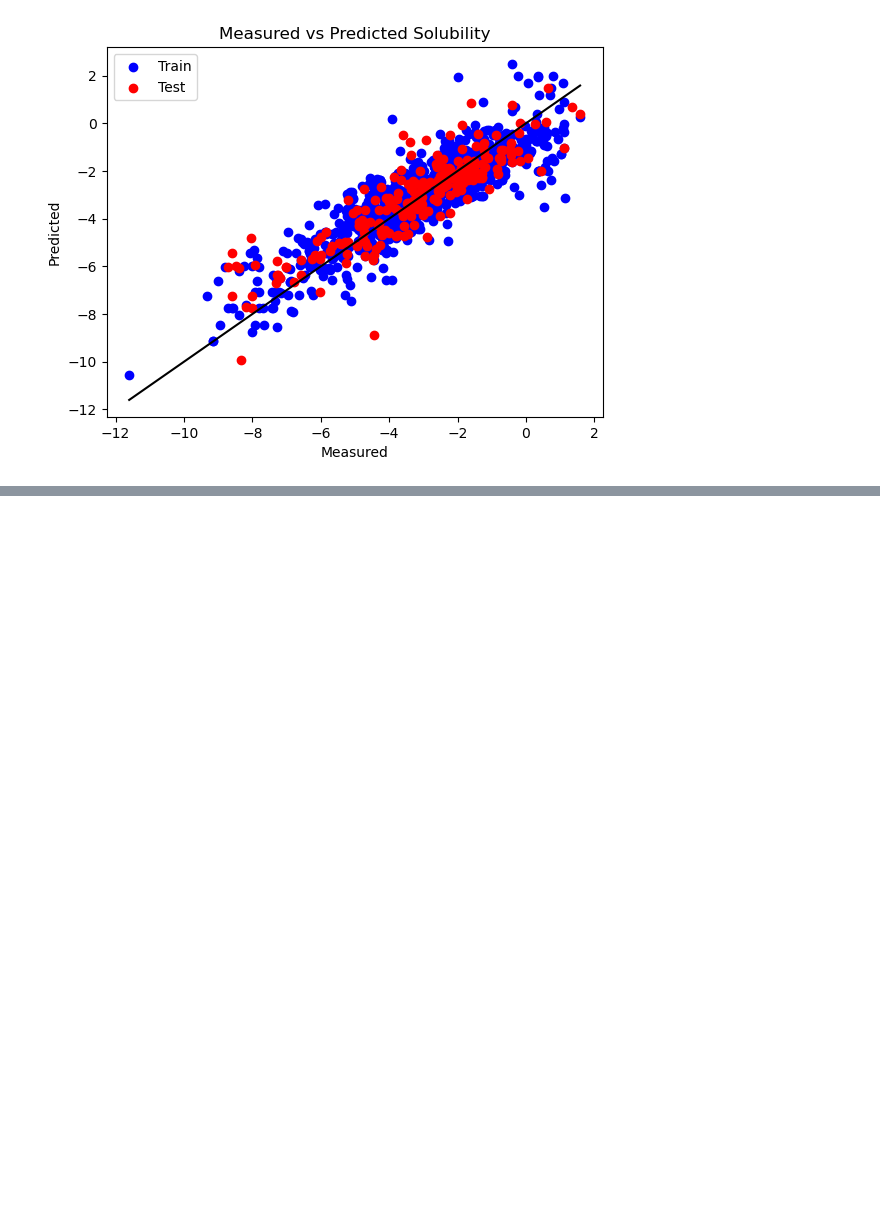
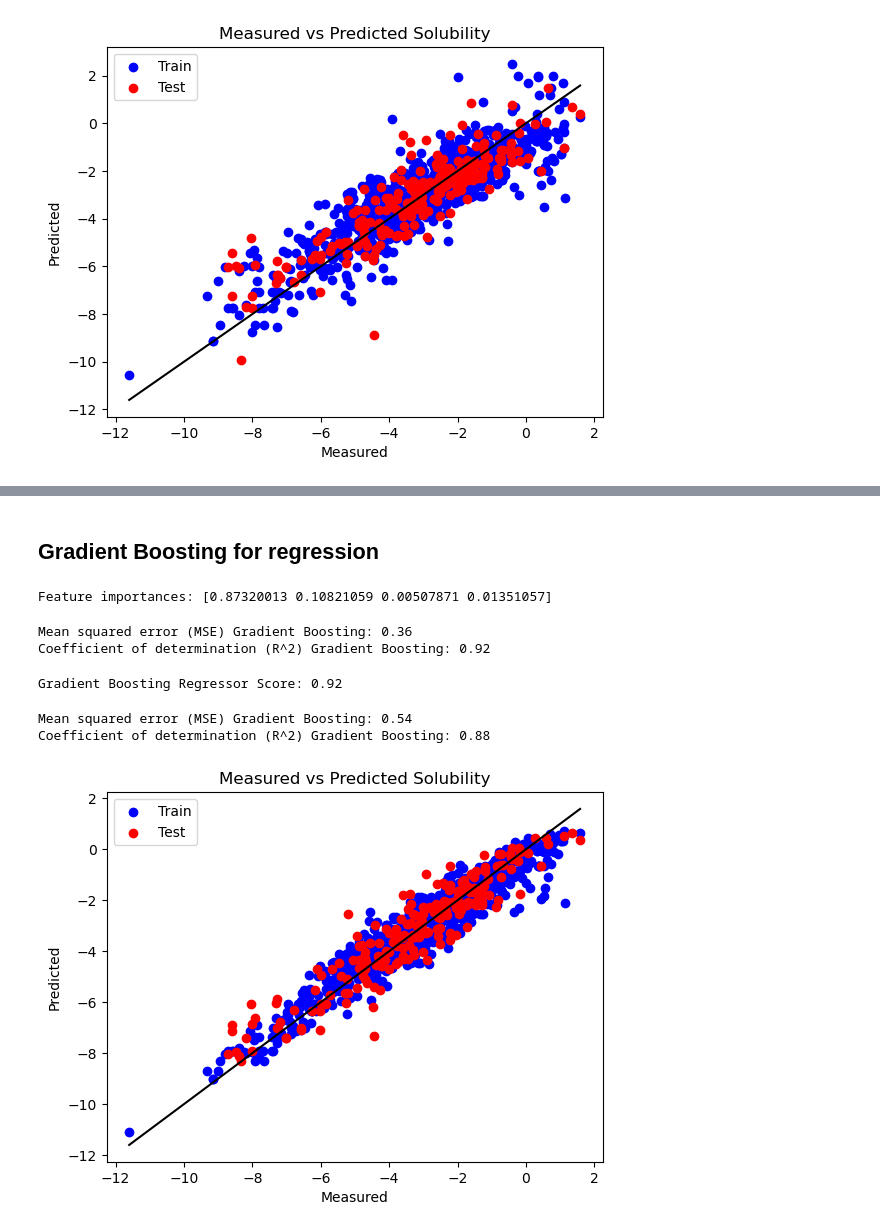
Before and after one commit to MeghnaManae/mol-sol, a Jupyter notebook: mol-sol.ipynb, the cells around one changed output, grey strips where cells are left out. Drawn from its saved outputs; the diff is of its cells as text; code cells hidden in the pictures; blank space fills up the shorter version.

Commit message:
included 4 more regression methods

```diff
--- a/mol-sol.ipynb
+++ b/mol-sol.ipynb
@@ -267,0 +328,5 @@ plt.savefig('plot_measured_vs_predicted.png')
+# %%
+model4 = linear_model.SGDRegressor()
+model4.fit(X_train, Y_train)
+print('Coefficients:', model4.coef_)
+print('Intercept:', model4.intercept_)
@@ -267,0 +345,44 @@ plt.savefig('plot_measured_vs_predicted.png')
+# %% [markdown]
+## Gradient Boosting for regression
+# %%
+from sklearn import ensemble
+model5 = ensemble.GradientBoostingRegressor()
+
+model5.fit(X_train, Y_train)
+print('Feature importances:', model5.feature_importances_)
+# %% [output]
+Feature importances: [0.87320013 0.10821059 0.00507871 0.01351057]
+# %%
+Y_pred_train5 = model5.predict(X_train)
+train_error5 = mean_squared_error(Y_train, Y_pred_train5)
+train_r2_5 = r2_score(Y_train, Y_pred_train5)
+print('Mean squared error (MSE) Gradient Boosting: %.2f' % train_error5)
+print('Coefficient of determination (R^2) Gradient Boosting: %.2f' % train_r2_5)
+# %% [output]
+Mean squared error (MSE) Gradient Boosting: 0.36
+Coefficient of determination (R^2) Gradient Boosting: 0.92
+# %%
+GBR_score = model5.score(X_train, Y_train)
+print('Gradient Boosting Regressor Score: %.2f' % GBR_score)
+# %% [output]
+Gradient Boosting Regressor Score: 0.92
+# %%
+Y_pred_test5 = model5.predict(X_test)
+test_error5 = mean_squared_error(Y_test, Y_pred_test5)
+test_r2_5 = r2_score(Y_test, Y_pred_test5)
+print('Mean squared error (MSE) Gradient Boosting: %.2f' % test_error5)
+print('Coefficient of determination (R^2) Gradient Boosting: %.2f' % test_r2_5)
+# %% [output]
+Mean squared error (MSE) Gradient Boosting: 0.54
+Coefficient of determination (R^2) Gradient Boosting: 0.88
+# %%
+plt.scatter(Y_train, Y_pred_train5, color='blue', label='Train')
+plt.scatter(Y_test, Y_pred_test5, color='red', label='Test')
+plt.plot([Y.min(), Y.max()], [Y.min(), Y.max()], 'k-')
+plt.xlabel('Measured')
+plt.ylabel('Predicted')
+plt.title('Measured vs Predicted Solubility')
+plt.legend()
+plt.savefig('plot_measured_vs_predicted_5.png')
+# %% [output]
+[figure, added]
```
Also changed, not shown: parts of 12 cells of this notebook, 2 other files.
